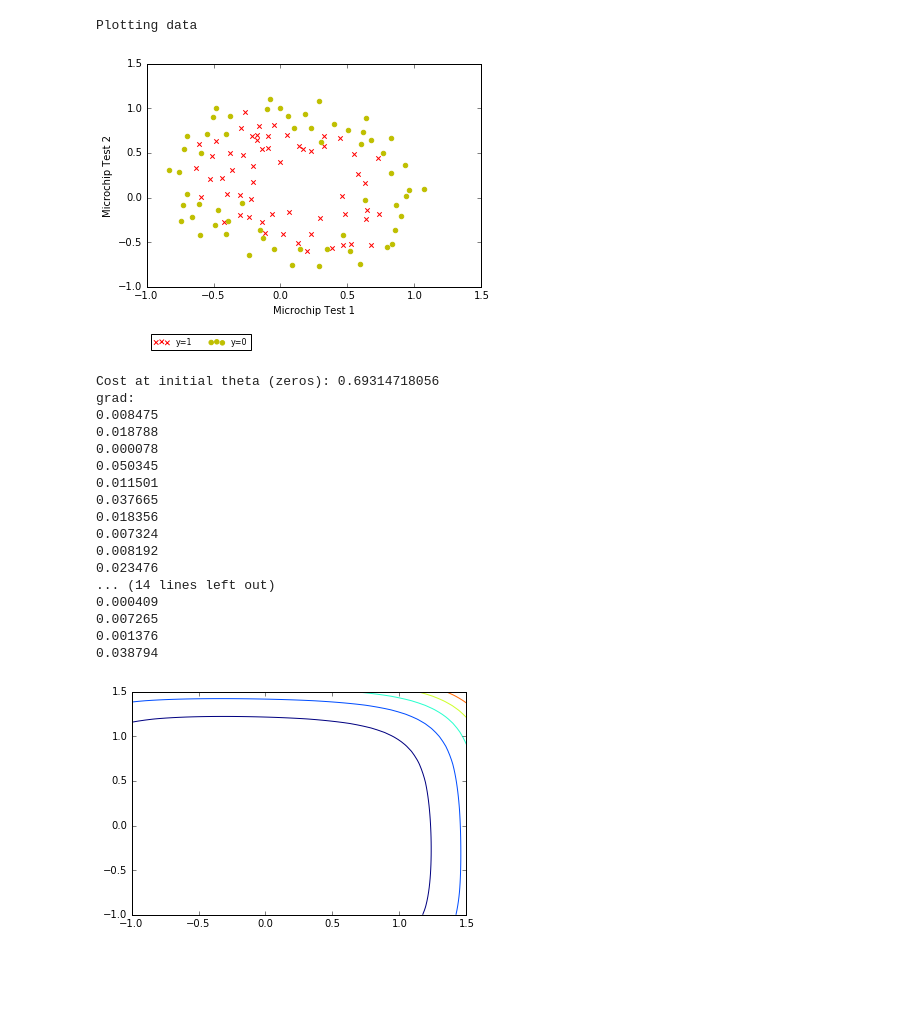
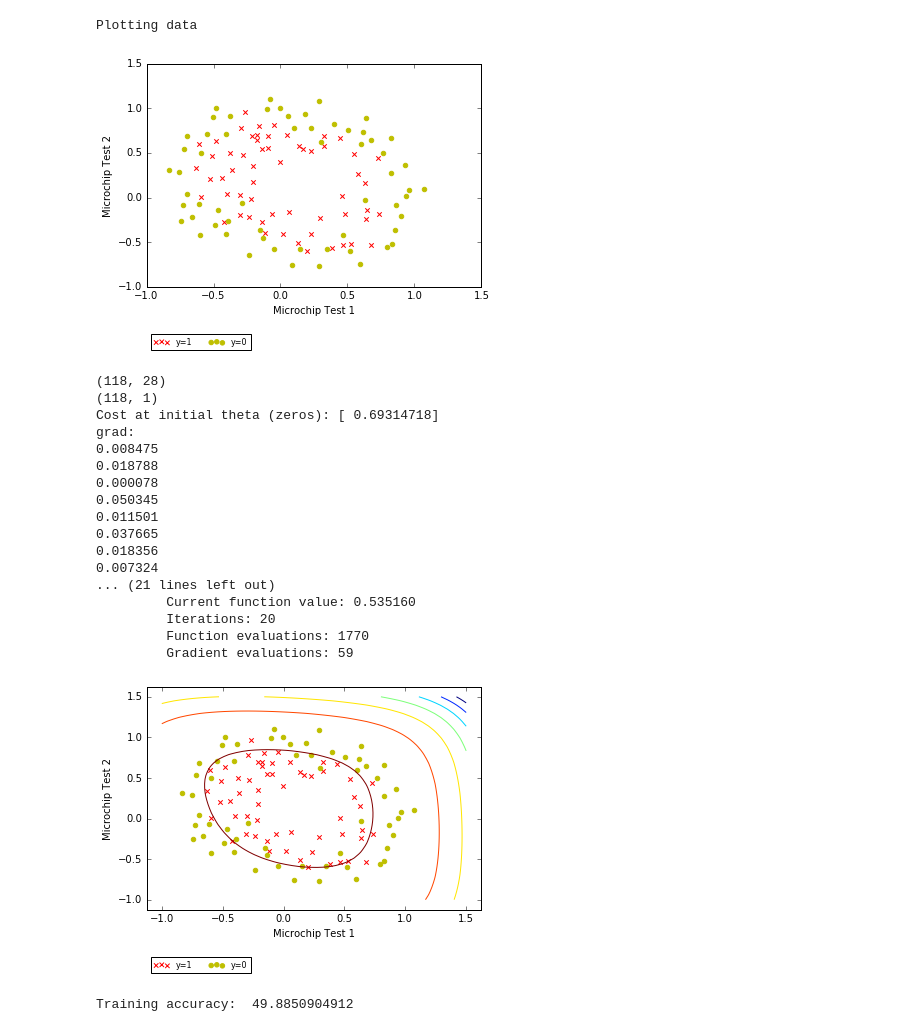
Before and after one commit to sugetha24/Coursera-ML-Scripts, a Jupyter notebook: ex2/ex2_reg.ipynb, the cells around one changed output. Saved outputs shown, nothing was run; the diff lists cells and outputs as text; code cells hidden in the pictures; blank space fills up the shorter version.

```diff
--- a/ex2/ex2_reg.ipynb
+++ b/ex2/ex2_reg.ipynb
@@ -37,10 +37,10 @@ def mapFeature(X1, X2):
     return out
 # %%
 def costFn(theta, X, y, m, lam):
-    h = sigmoid(X.dot(initial_theta))
+    h = sigmoid(X.dot(theta))
     theta0 = theta
-    J = 1 / m * np.sum((-(y * np.log(h))) - ((1-y) * np.log(1-h))) + (lam/(2*m) * theta0.T.dot(theta0))
-    return J.flatten()
+    J = 1.0 / m * np.sum((-(y * np.log(h))) - ((1-y) * np.log(1-h))) + (lam/(2*m) * theta0.T.dot(theta0))
+    return J#.flatten()
     #gg = 1 / m * ((X.T.dot(h-y)) + (lam * theta0))
 # %%
 def grad(theta, X, y, m, lam):
@@ -59,8 +66,18 @@ def plotDecisionBoundary(theta, X, y):
             z[i, j] = (mapFeature(np.array(u[i]), np.array(v[j]))).dot(np.array(theta))
 
     z = z.T
-    plt2 = plt.figure().add_subplot(111)
+    f = plt.figure()
+    plt2 = f.add_subplot(111)
     plt2.contour(u, v, z)#, vmin=0, vmax=0)
+    S = np.concatenate((x1, x2), axis=1)
+    plotData(S, y, f)
+    plt.show()
+# %%
+def predict(theta, X, m):
+    p = np.zeros(m).reshape(m ,1)
+    p = sigmoid(X.dot(theta)) >= 0.5
+    p = p.astype(int)
+    return p
 # %%
 # ============================================== Plot data ==============================================  #
 data = pd.read_csv('ex2data2.txt', sep=",", header=None)
@@ -76,41 +93,70 @@ m, n = X.shape
 
 print '\nPlotting data'
 plotData(X, y, plt.figure())
 plt.show()
 
 # ========================================= Regularized Logistic Regression ================================ #
 X1 = X[:, 0]
 X2 = X[:, 1]
 
 X = mapFeature(X1, X2)
+print(X.shape)
+print(y.shape)
 initial_theta = np.zeros(X.shape[1]).reshape(X.shape[1], 1)
-
+# print 'initial_theta shape'
+# print(initial_theta.shape)
 lam = 1
 J = costFn(initial_theta, X, y, m, lam)
 G = grad(initial_theta, X, y, m, lam)
 print 'Cost at initial theta (zeros):', J[0]
 print 'grad: '
 print '\n'.join('%f' % val for val in G)
 
-plotDecisionBoundary(G, X, y)
+# plotDecisionBoundary(G, X, y)
+
+# plt.hold(True)
+y1 = y.flatten()
+Result = op.minimize(fun = costFn,
+                    x0 = initial_theta,
+                    args = (X, y1, m, lam),
+                    method = 'CG',
+                    options={'disp': True})#,
+                    # jac=grad)
+# print(Result)
+theta = Result.x
+# print(theta)
+# theta = theta.reshape(3, 1)
+plotDecisionBoundary(theta, X, y)
+# print Result.fun
+
+# xopt = fmin_ncg(costFn, fprime=grad, x0=initial_theta, args=(X, y, m, lam), maxiter=400, disp=True, full_output=True )
+# xopt = fmin_ncg(costFn, fprime=grad, x0=initial_theta, args=(X, y, m, lam), maxiter=400, disp=True, full_output=True )
+
+# prob = sigmoid(np.array([1, 45, 85]).dot(theta))
+# print 'For a student with scores 45 and 85, we predict an admission probability of %f' % prob
+# X = mapFeature(X1, X2)
+p = predict(theta, X, m)
+
+print 'Training accuracy: ', np.mean((p == y))*100
 # %% [output]
 Plotting data
 [figure]
-Cost at initial theta (zeros): 0.69314718056
+(118, 28)
+(118, 1)
+Cost at initial theta (zeros): [ 0.69314718]
 grad:
 0.008475
 0.018788
 0.000078
 0.050345
 0.011501
 0.037665
 0.018356
 0.007324
-0.008192
-0.023476
-... (14 lines left out)
-0.000409
-0.007265
-0.001376
-0.038794
+... (21 lines left out)
+         Current function value: 0.535160
+         Iterations: 20
+         Function evaluations: 1770
+         Gradient evaluations: 59
-[figure, old version]
+[figure, new version]
+Training accuracy:  49.8850904912
```
Also changed, not shown: parts of 3 cells of this notebook.
